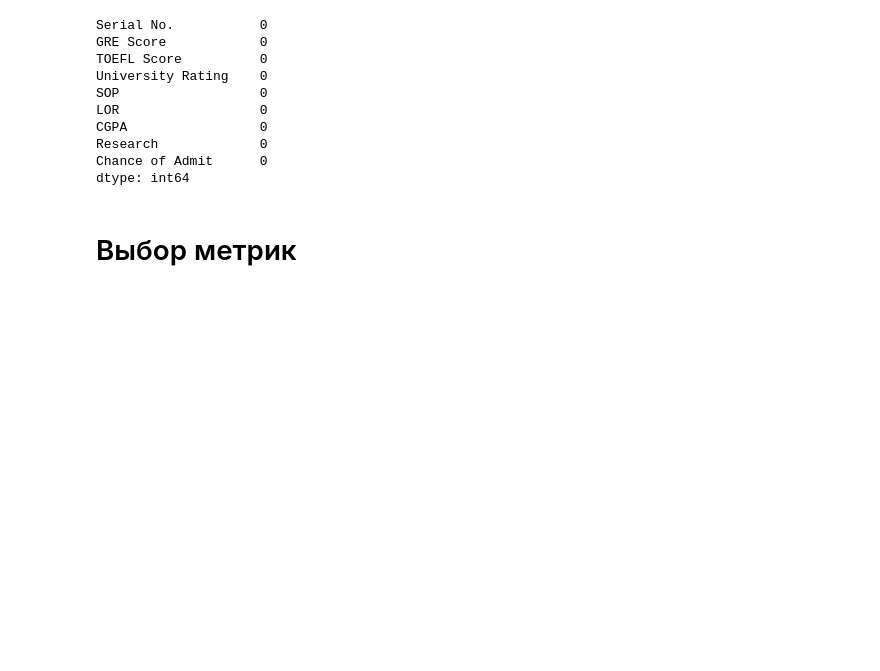
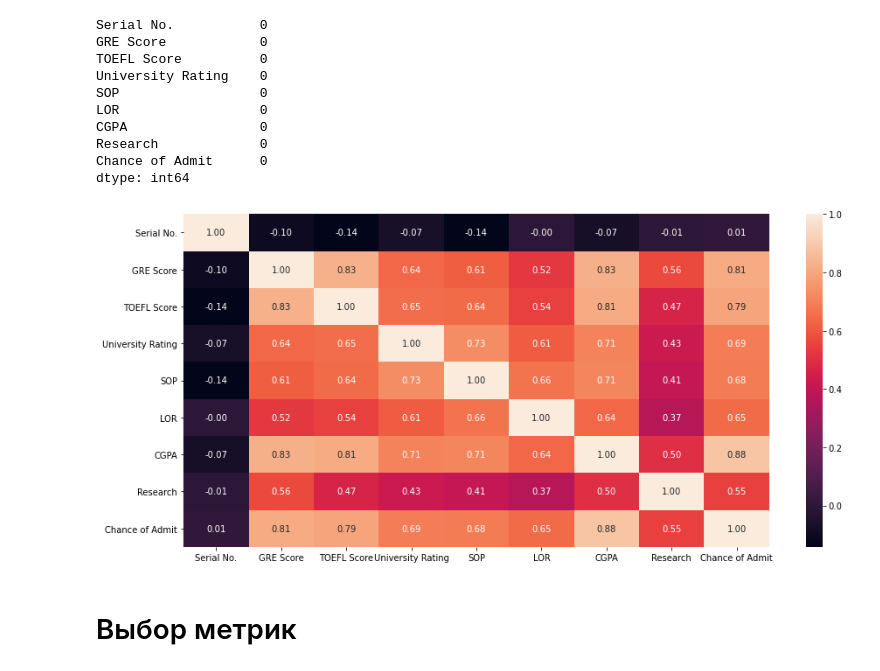
Before and after one commit to ksa678491784/mlt, a Jupyter notebook: rk2/rk2.ipynb, the cells around one changed output. Drawn from its saved outputs; the diff is of its cells as text; code cells hidden in the pictures; blank space fills up the shorter version.

```diff
--- a/rk2/rk2.ipynb
+++ b/rk2/rk2.ipynb
@@ -36,3 +36,10 @@ dtype: int64
 # %%
 # Целевой признак
 target = "Chance of Admit"
+# %%
+import matplotlib.pyplot as plt
+import seaborn as sns
+fig,ax=plt.subplots(figsize=(15,7))
+sns.heatmap(data.corr(method="pearson"),ax=ax,annot=True,fmt='.2f');
+# %% [output]
+[figure, added]
```
Also changed, not shown: parts of 6 cells of this notebook, 1 other file.
